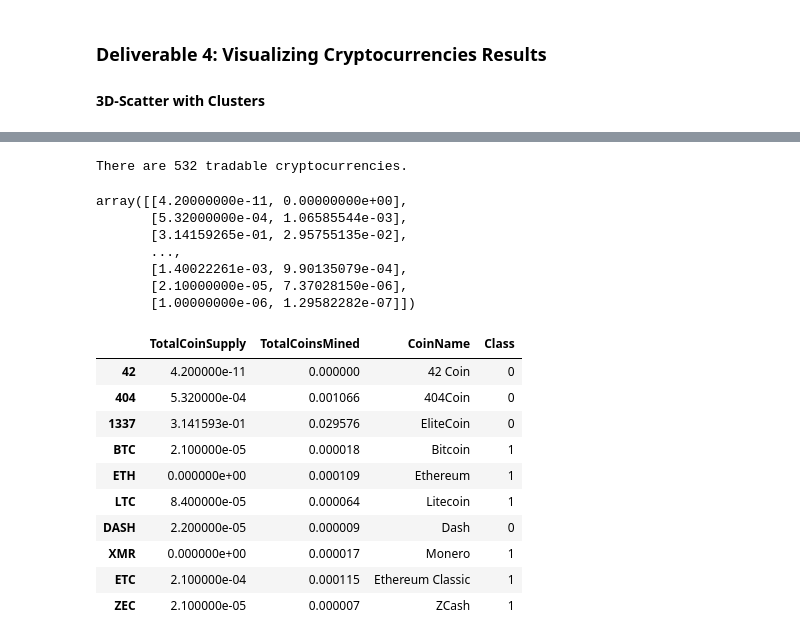
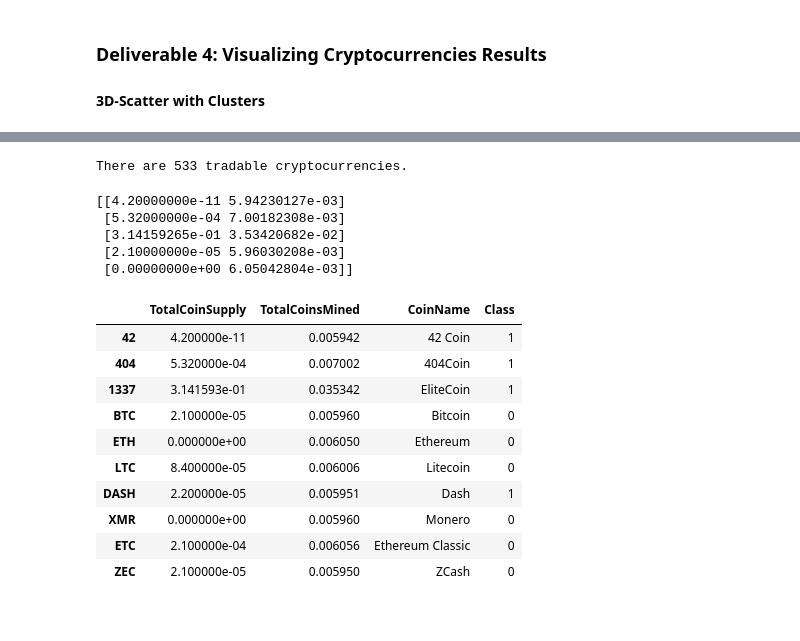
Before and after one commit to lpkrueger/Cryptocurrencies, a Jupyter notebook: crypto_clustering.ipynb, the cells around one changed output, grey strips where cells are left out. Cells and saved outputs as stored; diff of their text form; code cells hidden in the pictures.

```diff
--- a/crypto_clustering.ipynb
+++ b/crypto_clustering.ipynb
@@ -184,0 +195,5 @@ array([[-0.33285464,  1.0383583 , -0.56494435],
+# %%
+# Create a DataFrame with the three principal components.
+pcs_df = pd.DataFrame(data=x_pca, columns=["PC 1", "PC 2", "PC 3"], index=crypto_df.index)
+pcs_df.index.name = None
+pcs_df.head()
@@ -222,0 +232,10 @@ array([0, 0, 0, 1, 1, 1, 0, 1, 1, 1, 0, 1, 0, 0, 1, 0, 1, 1, 0, 0, 1, 1,
+# %%
+# Initialize the K-means model
+model = KMeans(n_clusters=4, random_state=1)
+
+# Fit the model
+model.fit(pcs_df)
+
+# Predict clusters
+predictions = model.predict(pcs_df)
+predictions
@@ -223,13 +260,15 @@ array([0, 0, 0, 1, 1, 1, 0, 1, 1, 1, 0, 1, 0, 0, 1, 0, 1, 1, 0, 0, 1, 1,
 # %%
 # Create a new DataFrame including predicted clusters and cryptocurrencies features.
 # Concatentate the crypto_df and pcs_df DataFrames on the same columns.
-# YOUR CODE HERE
+
+clustered_df = pd.concat([crypto_df, pcs_df], axis=1)
 
 #  Add a new column, "CoinName" to the clustered_df DataFrame that holds the names of the cryptocurrencies.
-# YOUR CODE HERE
+extracted_col = coin_df["CoinName"]
+clustered_df = clustered_df.join(extracted_col)
 
 #  Add a new column, "Class" to the clustered_df DataFrame that holds the predictions.
-# YOUR CODE HERE
+clustered_df["Class"] = model.labels_
 
 # Print the shape of the clustered_df
 print(clustered_df.shape)
@@ -265,42 +322,47 @@ clustered_df.head(10)
 # %%
 # Print the total number of tradable cryptocurrencies.
-# YOUR CODE HERE
+#clustered_df.valuecounts()
+rows_count = len(clustered_df.index)
+print(f"There are {rows_count} tradable cryptocurrencies.")
 # %% [output]
-There are 532 tradable cryptocurrencies.
+There are 533 tradable cryptocurrencies.
 # %%
 # Scaling data to create the scatter plot with tradable cryptocurrencies.
-# YOUR CODE HERE
+features = clustered_df[["TotalCoinSupply", "TotalCoinsMined"]]
+clustered_df_scaled = MinMaxScaler().fit_transform(features)
+print(clustered_df_scaled[0:5])
 # %% [output]
-array([[4.20000000e-11, 0.00000000e+00],
-       [5.32000000e-04, 1.06585544e-03],
-       [3.14159265e-01, 2.95755135e-02],
-       ...,
-       [1.40022261e-03, 9.90135079e-04],
-       [2.10000000e-05, 7.37028150e-06],
-       [1.00000000e-06, 1.29582282e-07]])
+[[4.20000000e-11 5.94230127e-03]
+ [5.32000000e-04 7.00182308e-03]
+ [3.14159265e-01 3.53420682e-02]
+ [2.10000000e-05 5.96030208e-03]
+ [0.00000000e+00 6.05042804e-03]]
 # %%
 # Create a new DataFrame that has the scaled data with the clustered_df DataFrame index.
-# YOUR CODE HERE
+plot_df = pd.DataFrame(data=clustered_df_scaled, columns=["TotalCoinSupply", "TotalCoinsMined"], index=clustered_df.index)
+plot_df.index.name = None
 
 # Add the "CoinName" column from the clustered_df DataFrame to the new DataFrame.
-# YOUR CODE HERE
+coinname_col = clustered_df["CoinName"]
+plot_df = plot_df.join(coinname_col)
 
 # Add the "Class" column from the clustered_df DataFrame to the new DataFrame.
-# YOUR CODE HERE
+class_col = clustered_df["Class"]
+plot_df = plot_df.join(class_col)
 
 plot_df.head(10)
 # %% [output]
 |  | TotalCoinSupply | TotalCoinsMined | CoinName | Class |
-| 42 | 4.200000e-11 | 0.000000 | 42 Coin | 0 |
-| 404 | 5.320000e-04 | 0.001066 | 404Coin | 0 |
-| 1337 | 3.141593e-01 | 0.029576 | EliteCoin | 0 |
-| BTC | 2.100000e-05 | 0.000018 | Bitcoin | 1 |
-| ETH | 0.000000e+00 | 0.000109 | Ethereum | 1 |
-| LTC | 8.400000e-05 | 0.000064 | Litecoin | 1 |
-| DASH | 2.200000e-05 | 0.000009 | Dash | 0 |
-| XMR | 0.000000e+00 | 0.000017 | Monero | 1 |
-| ETC | 2.100000e-04 | 0.000115 | Ethereum Classic | 1 |
-| ZEC | 2.100000e-05 | 0.000007 | ZCash | 1 |
+| 42 | 4.200000e-11 | 0.005942 | 42 Coin | 1 |
+| 404 | 5.320000e-04 | 0.007002 | 404Coin | 1 |
+| 1337 | 3.141593e-01 | 0.035342 | EliteCoin | 1 |
+| BTC | 2.100000e-05 | 0.005960 | Bitcoin | 0 |
+| ETH | 0.000000e+00 | 0.006050 | Ethereum | 0 |
+| LTC | 8.400000e-05 | 0.006006 | Litecoin | 0 |
+| DASH | 2.200000e-05 | 0.005951 | Dash | 1 |
+| XMR | 0.000000e+00 | 0.005960 | Monero | 0 |
+| ETC | 2.100000e-04 | 0.006056 | Ethereum Classic | 0 |
+| ZEC | 2.100000e-05 | 0.005950 | ZCash | 0 |
 # %%
 # Create a hvplot.scatter plot using x="TotalCoinsMined" and y="TotalCoinSupply".
 # YOUR CODE HERE
```
Also changed, not shown: parts of 19 cells of this notebook.
